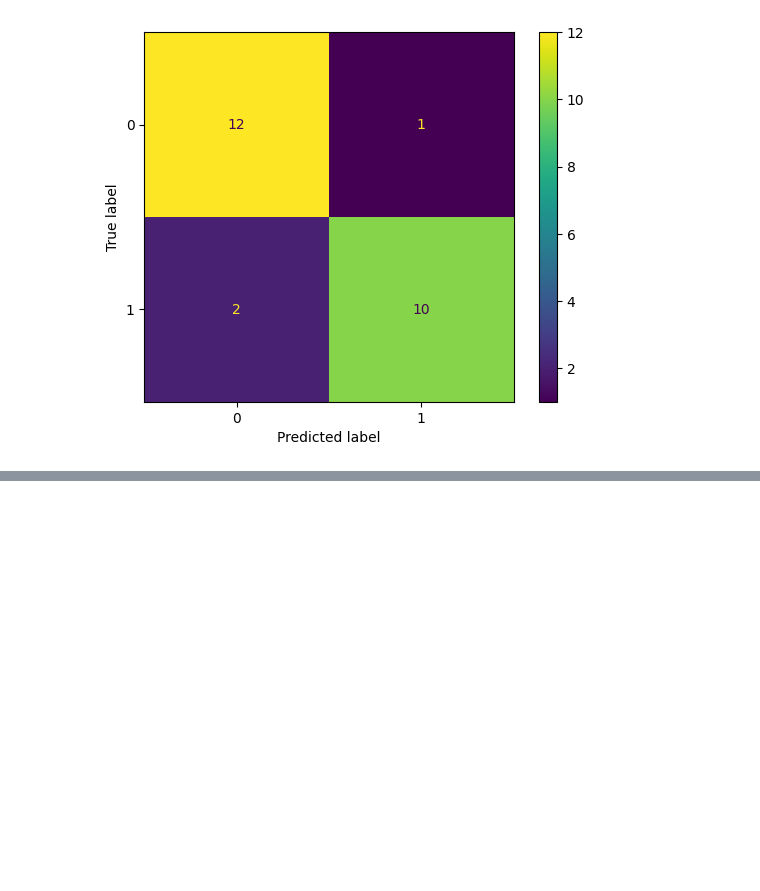
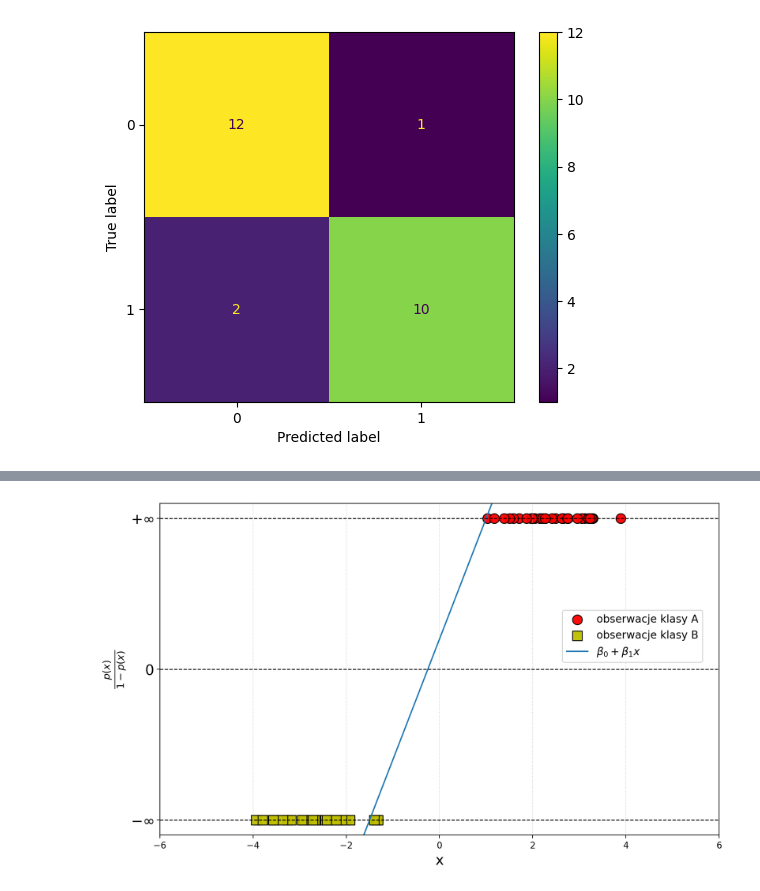
Before and after one commit to Normzxy/Masters-Thesis, a Jupyter notebook: notebooks/others.ipynb, the cells around one changed output, grey strips where cells are left out. Cells and saved outputs as stored; diff of their text form; code cells hidden in the pictures; blank space fills up the shorter version.

```diff
--- a/notebooks/others.ipynb
+++ b/notebooks/others.ipynb
@@ -62,0 +96,41 @@ plt.legend(loc='center right', prop={'size': 16}, bbox_to_anchor=(0.98, 0.5))
+# %%
+def linear(array, direction, const):
+    result = direction*array + const
+    return result
+# %%
+x = np.linspace(-6, 6, 500)
+y = linear(x, 0.4, 0.6)
+
+np.random.seed(42)
+n_per_class = 30
+x_A = np.random.normal(-2.5, 0.75, size=n_per_class)
+x_B = np.random.normal( 2.5, 0.75, size=n_per_class)
+
+y_A = np.zeros_like(x_A)
+y_B = np.ones_like(x_B)
+
+fig, ax = plt.subplots(figsize=(10, 6), dpi=200)
+
+plt.scatter(x_B, y_B, marker='o', facecolor='r', edgecolor='k', alpha=0.95, s=120, label='obserwacje klasy A')
+plt.scatter(x_A, y_A, marker='s', facecolor='y', edgecolor='k', alpha=0.95, s=120, label='obserwacje klasy B')
+
+plt.plot(x, y, label=r'$\beta_0 + \beta_1 x$')
+
+plt.yticks([0.0, 0.5, 1.0])
+ax.set_yticklabels([r'$-\infty$', r'$0$', r'$+\infty$'], size=16)
+
+plt.axhline(0.0, color='k', linestyle='--', linewidth=1)
+plt.axhline(0.5, color='k', linestyle='--', linewidth=1)
+plt.axhline(1.0, color='k', linestyle='--', linewidth=1)
+
+xmid = 0.5 * (ax.get_xlim()[0] + ax.get_xlim()[1])
+plt.xlim(-6, 6)
+plt.ylim(-0.05, 1.05)
+plt.xlabel('x', size=16)
+plt.ylabel(r'$\frac{p(x)}{1 - p(x)}$', size=16)
+
+plt.grid(axis='x', linestyle=':', alpha=0.6)
+plt.legend(loc='center right', prop={'size': 12}, bbox_to_anchor=(0.98, 0.60))
+plt.tight_layout()
+# %% [output]
+[figure, added]
```
Also changed, not shown: parts of 8 cells of this notebook, 5 other files.
